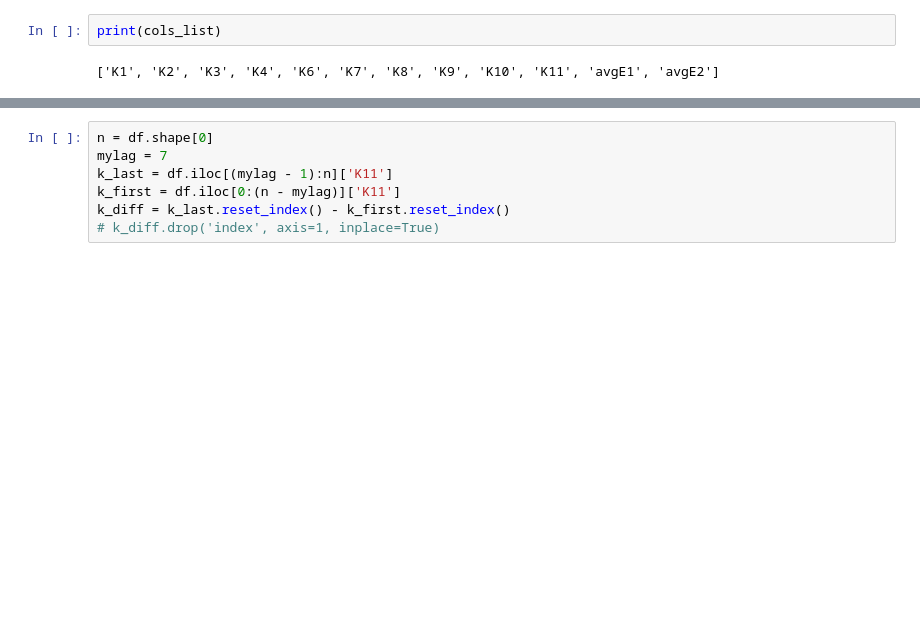
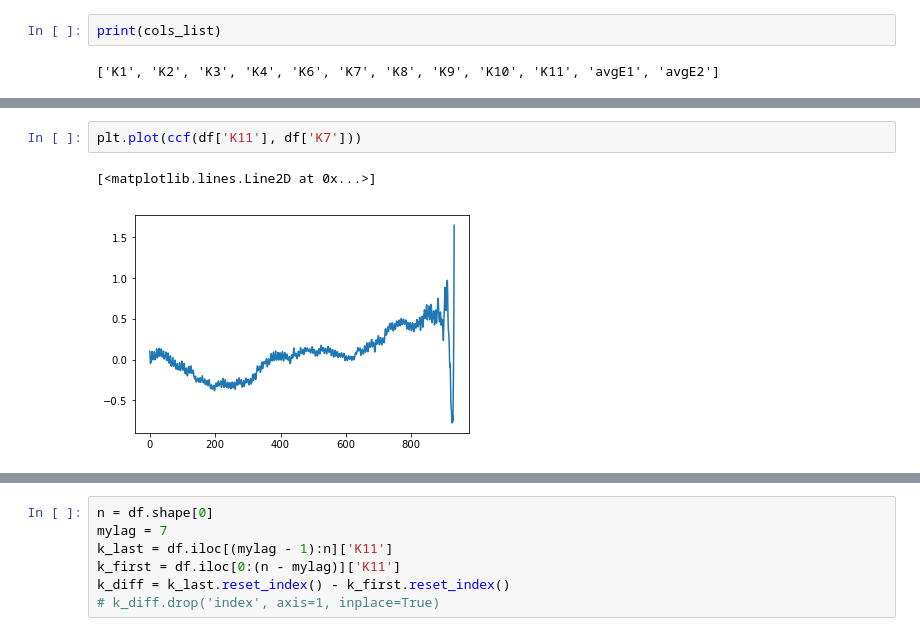
Before and after one commit to lynkx21/BB, a Jupyter notebook: BB05b_cross_correlations_with_K11.ipynb, the cells around one changed output, grey strips where cells are left out. Drawn from its saved outputs; the diff is of its cells as text; blank space fills up the shorter version.

```diff
--- a/BB05b_cross_correlations_with_K11.ipynb
+++ b/BB05b_cross_correlations_with_K11.ipynb
@@ -169,3 +150,8 @@ array([ -2.71360393e-01,  -3.01172571e-01,  -3.07378870e-01,
+# %%
+plt.plot(ccf(df['K11'], df['K7']))
+# %% [output]
+[<matplotlib.lines.Line2D at 0x...>]
+[figure, added]
 # %%
 from statsmodels.tsa.stattools import adfuller
 
```
Also changed, not shown: parts of 10 cells of this notebook.
